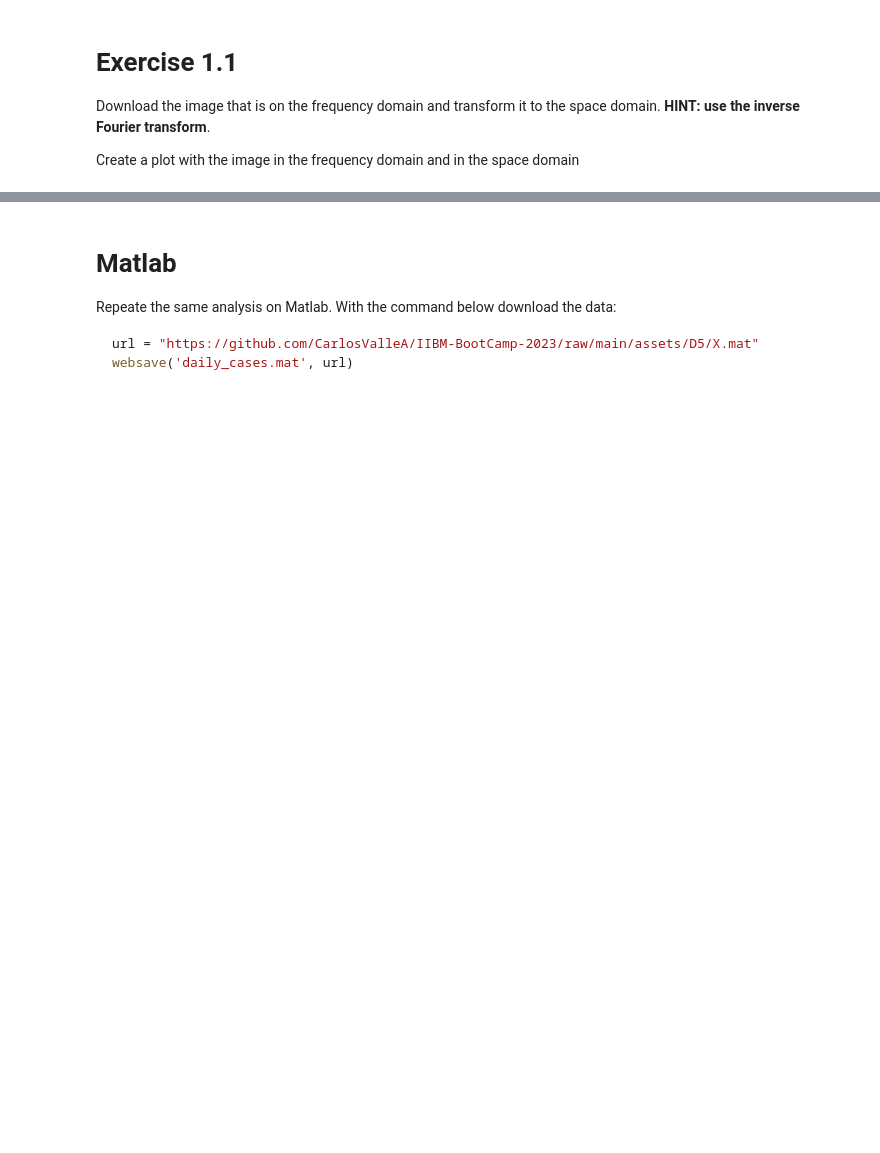
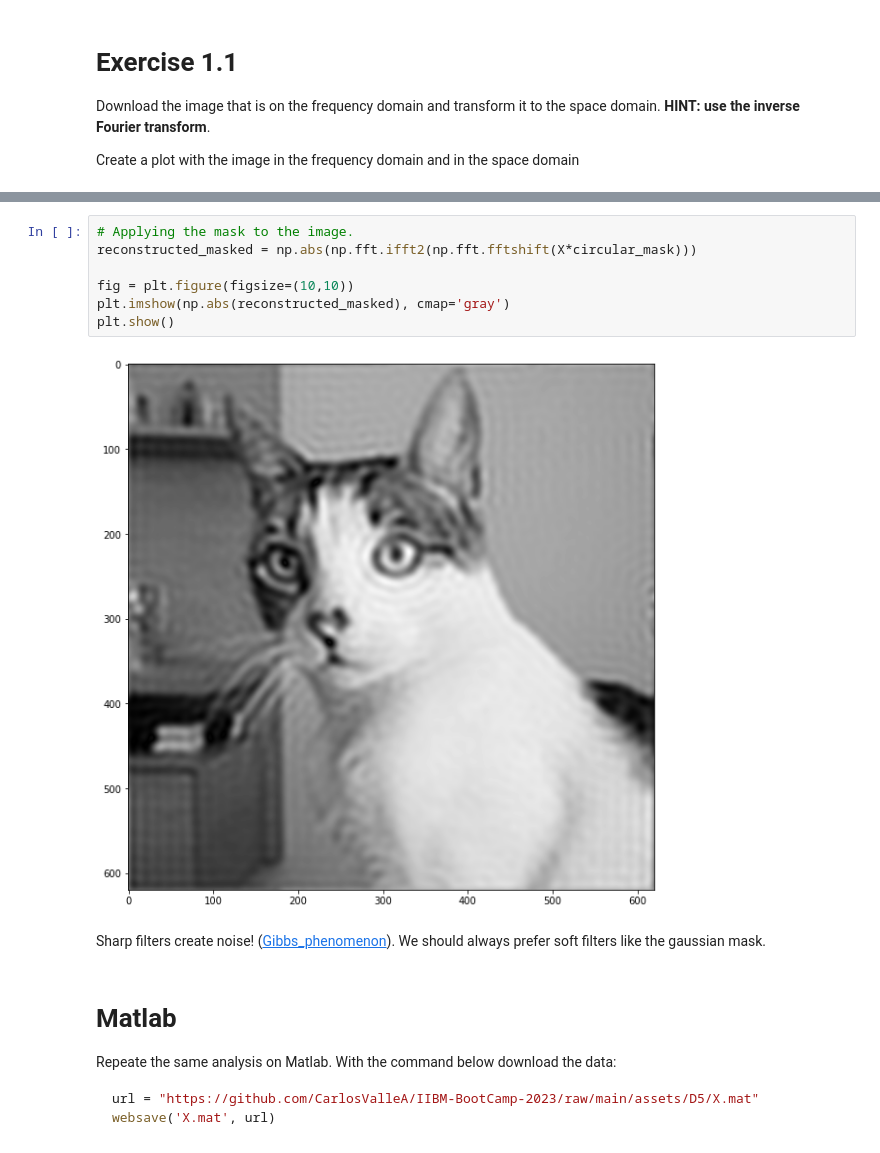
Before and after one commit to CarlosValleA/IIBM-BootCamp-2023, a Jupyter notebook: D5/D5Afternoon_fourier_filtering_SOLUTION.ipynb, the cells around one changed output, grey strips where cells are left out. Cells and saved outputs as stored; diff of their text form; blank space fills up the shorter version.

````diff
--- a/D5/D5Afternoon_fourier_filtering_SOLUTION.ipynb
+++ b/D5/D5Afternoon_fourier_filtering_SOLUTION.ipynb
@@ -217,8 +278,19 @@ Apply a square filter mask (rect function in 2D) to the frequency domain image a
+# %%
+# Applying the mask to the image.
+reconstructed_masked = np.abs(np.fft.ifft2(np.fft.fftshift(X*circular_mask)))
+
+fig = plt.figure(figsize=(10,10))
+plt.imshow(np.abs(reconstructed_masked), cmap='gray')
+plt.show()
+# %% [output]
+[figure, added]
+# %% [markdown]
+Sharp filters create noise! ([Gibbs_phenomenon](https://en.wikipedia.org/wiki/Gibbs_phenomenon)). We should always prefer soft filters like the gaussian mask.
 # %% [markdown]
 # Matlab
 Repeate the same analysis on Matlab. With the command below download the data:
 
 ```R
 url = "https://github.com/CarlosValleA/IIBM-BootCamp-2023/raw/main/assets/D5/X.mat"
-websave('daily_cases.mat', url)
+websave('X.mat', url)
 ```
````
Also changed, not shown: parts of 16 cells of this notebook, 1 other file.
